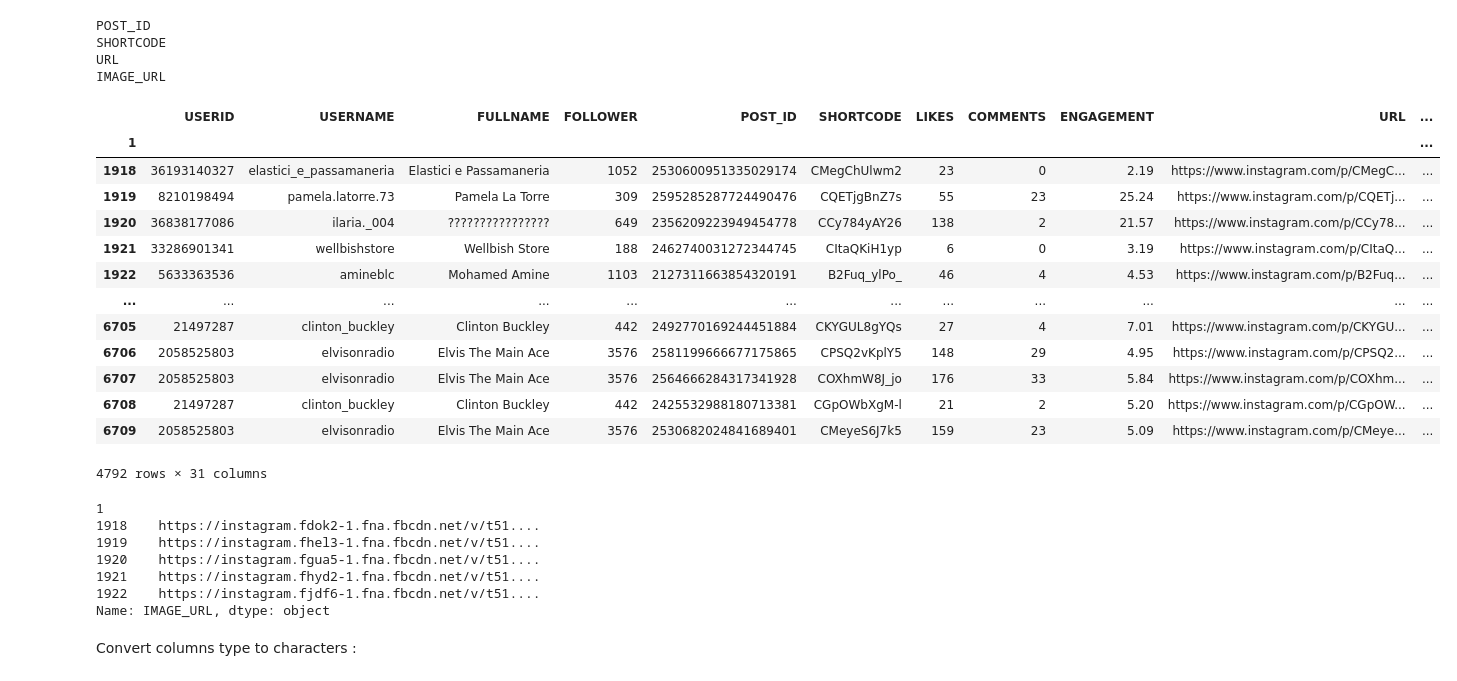
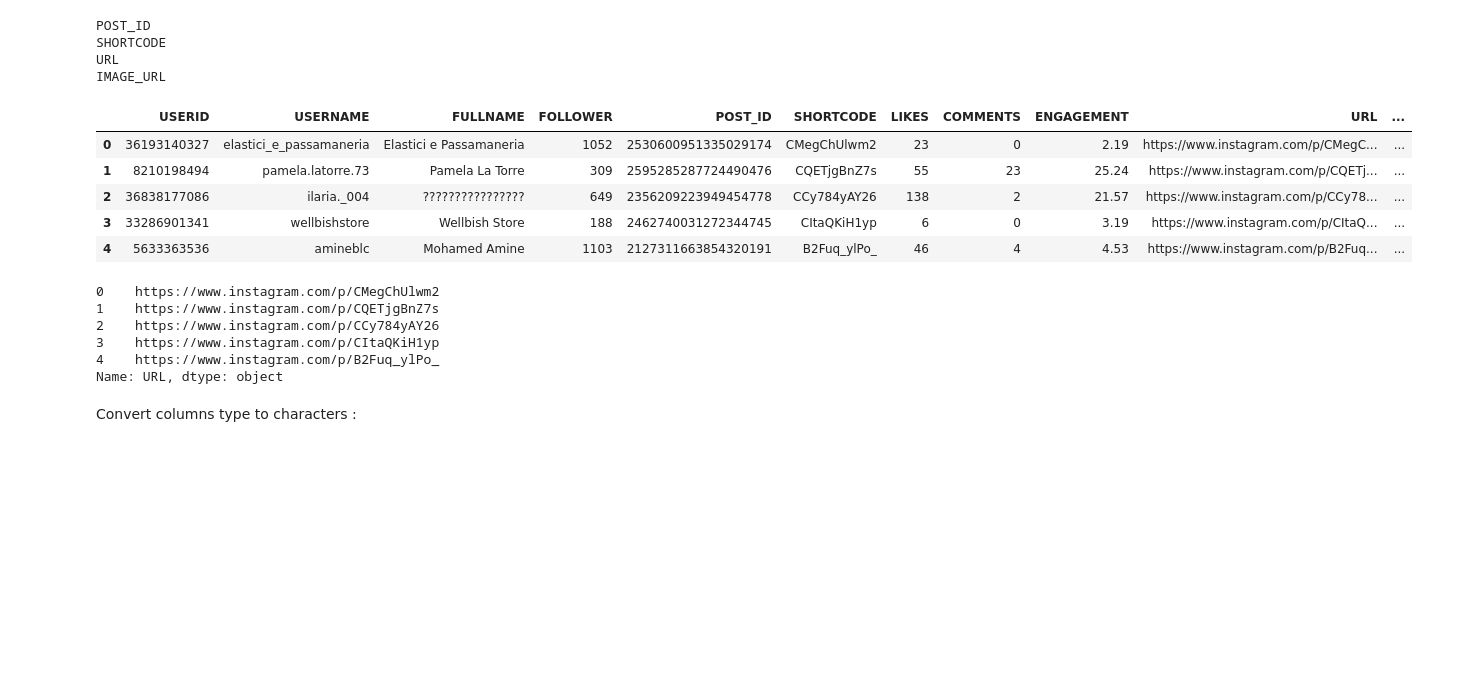
Before and after one commit to Raanank10/Instagram-s-influencers, a Jupyter notebook: Instagram_influencers.ipynb, the cells around one changed output. Saved outputs shown, nothing was run; the diff lists cells and outputs as text; code cells hidden in the pictures; blank space fills up the shorter version.

```diff
--- a/Instagram_influencers.ipynb
+++ b/Instagram_influencers.ipynb
@@ -9,3 +7,6 @@ fname = 'ai_posts_analysis_data.xlsx'
+# %%
+fname = 'ai_posts_analysis_data.xlsx'
+url = 'https://raw.githubusercontent.com/Raanank10/Instagram-s-influencers/main/ai_posts_analysis_data.xlsx'
 # %% [markdown]
 # Get the Data
 # %%
@@ -67,0 +58,4 @@ df.head()
+# %%
+df = pd.read_csv(url, index_col = False)
+df.drop('1',inplace=True,axis=1)
+df.head()
@@ -130,9 +135,12 @@ msno.bar(df, figsize=(20, 8))
+# %%
+df['DATETIME'] = pd.to_datetime(df['TIME'],unit='s')
 # %%
-df['YEAR'] = pd.DatetimeIndex(df['TIME']).year
-df['MONTH'] = pd.DatetimeIndex(df['TIME']).month
-df['DAY'] = pd.DatetimeIndex(df['TIME']).day
-df['DAYOFWEEK'] = pd.DatetimeIndex(df['TIME']).dayofweek
-df['HOUR'] = pd.DatetimeIndex(df['TIME']).hour
+df['YEAR'] = pd.DatetimeIndex(df['DATETIME']).year
+df['MONTH'] = pd.DatetimeIndex(df['DATETIME']).month
+df['DAY'] = pd.DatetimeIndex(df['DATETIME']).day
+df['DAYOFWEEK'] = pd.DatetimeIndex(df['DATETIME']).dayofweek
+df['HOUR'] = pd.DatetimeIndex(df['DATETIME']).hour
+df['MINUTE'] = pd.DatetimeIndex(df['DATETIME']).minute
 # %% [markdown]
 Remove column that all values are unique:
 # %%
@@ -146,34 +154,26 @@ SHORTCODE
 URL
 IMAGE_URL
 # %%
-df
+df.head()
 # %% [output]
 |  | USERID | USERNAME | FULLNAME | FOLLOWER | POST_ID | SHORTCODE | LIKES | COMMENTS | ENGAGEMENT | URL | ... |
-| 1 |  |  |  |  |  |  |  |  |  |  | ... |
-| 1918 | 36193140327 | elastici_e_passamaneria | Elastici e Passamaneria | 1052 | 2530600951335029174 | CMegChUlwm2 | 23 | 0 | 2.19 | https://www.instagram.com/p/CMegC... | ... |
-| 1919 | 8210198494 | pamela.latorre.73 | Pamela La Torre | 309 | 2595285287724490476 | CQETjgBnZ7s | 55 | 23 | 25.24 | https://www.instagram.com/p/CQETj... | ... |
-| 1920 | 36838177086 | ilaria._004 | ???????????????? | 649 | 2356209223949454778 | CCy784yAY26 | 138 | 2 | 21.57 | https://www.instagram.com/p/CCy78... | ... |
-| 1921 | 33286901341 | wellbishstore | Wellbish Store | 188 | 2462740031272344745 | CItaQKiH1yp | 6 | 0 | 3.19 | https://www.instagram.com/p/CItaQ... | ... |
-| 1922 | 5633363536 | amineblc | Mohamed Amine | 1103 | 2127311663854320191 | B2Fuq_ylPo_ | 46 | 4 | 4.53 | https://www.instagram.com/p/B2Fuq... | ... |
-| ... | ... | ... | ... | ... | ... | ... | ... | ... | ... | ... | ... |
-| 6705 | 21497287 | clinton_buckley | Clinton Buckley | 442 | 2492770169244451884 | CKYGUL8gYQs | 27 | 4 | 7.01 | https://www.instagram.com/p/CKYGU... | ... |
-| 6706 | 2058525803 | elvisonradio | Elvis The Main Ace | 3576 | 2581199666677175865 | CPSQ2vKplY5 | 148 | 29 | 4.95 | https://www.instagram.com/p/CPSQ2... | ... |
-| 6707 | 2058525803 | elvisonradio | Elvis The Main Ace | 3576 | 2564666284317341928 | COXhmW8J_jo | 176 | 33 | 5.84 | https://www.instagram.com/p/COXhm... | ... |
-| 6708 | 21497287 | clinton_buckley | Clinton Buckley | 442 | 2425532988180713381 | CGpOWbXgM-l | 21 | 2 | 5.20 | https://www.instagram.com/p/CGpOW... | ... |
-| 6709 | 2058525803 | elvisonradio | Elvis The Main Ace | 3576 | 2530682024841689401 | CMeyeS6J7k5 | 159 | 23 | 5.09 | https://www.instagram.com/p/CMeye... | ... |
+| 0 | 36193140327 | elastici_e_passamaneria | Elastici e Passamaneria | 1052 | 2530600951335029174 | CMegChUlwm2 | 23 | 0 | 2.19 | https://www.instagram.com/p/CMegC... | ... |
+| 1 | 8210198494 | pamela.latorre.73 | Pamela La Torre | 309 | 2595285287724490476 | CQETjgBnZ7s | 55 | 23 | 25.24 | https://www.instagram.com/p/CQETj... | ... |
+| 2 | 36838177086 | ilaria._004 | ???????????????? | 649 | 2356209223949454778 | CCy784yAY26 | 138 | 2 | 21.57 | https://www.instagram.com/p/CCy78... | ... |
+| 3 | 33286901341 | wellbishstore | Wellbish Store | 188 | 2462740031272344745 | CItaQKiH1yp | 6 | 0 | 3.19 | https://www.instagram.com/p/CItaQ... | ... |
+| 4 | 5633363536 | amineblc | Mohamed Amine | 1103 | 2127311663854320191 | B2Fuq_ylPo_ | 46 | 4 | 4.53 | https://www.instagram.com/p/B2Fuq... | ... |
-4792 rows × 31 columns
 # %%
-df.IMAGE_URL.head()
+df.URL.head()
 # SHORTCODE
 # URL
 # IMAGE_URL
+# VIDEO_URL # Not working
 # %% [output]
-1
-1918    https://instagram.fdok2-1.fna.fbcdn.net/v/t51....
-1919    https://instagram.fhel3-1.fna.fbcdn.net/v/t51....
-1920    https://instagram.fgua5-1.fna.fbcdn.net/v/t51....
-1921    https://instagram.fhyd2-1.fna.fbcdn.net/v/t51....
-1922    https://instagram.fjdf6-1.fna.fbcdn.net/v/t51....
-Name: IMAGE_URL, dtype: object
+0    https://www.instagram.com/p/CMegChUlwm2
+1    https://www.instagram.com/p/CQETjgBnZ7s
+2    https://www.instagram.com/p/CCy784yAY26
+3    https://www.instagram.com/p/CItaQKiH1yp
+4    https://www.instagram.com/p/B2Fuq_ylPo_
+Name: URL, dtype: object
 # %%
 df.drop('POST_ID',inplace=True,axis=1)
```
Also changed, not shown: parts of 38 cells of this notebook.
